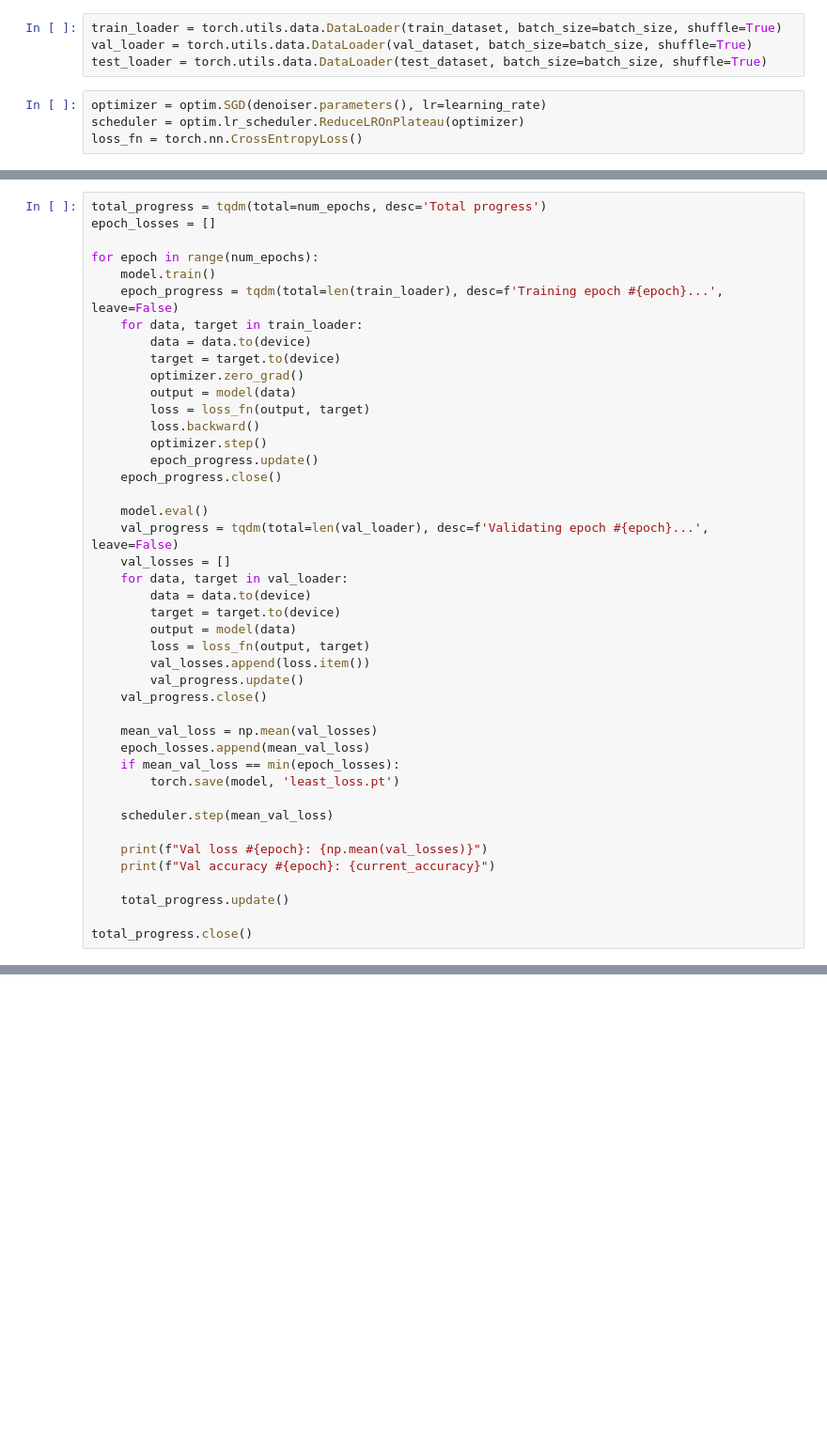
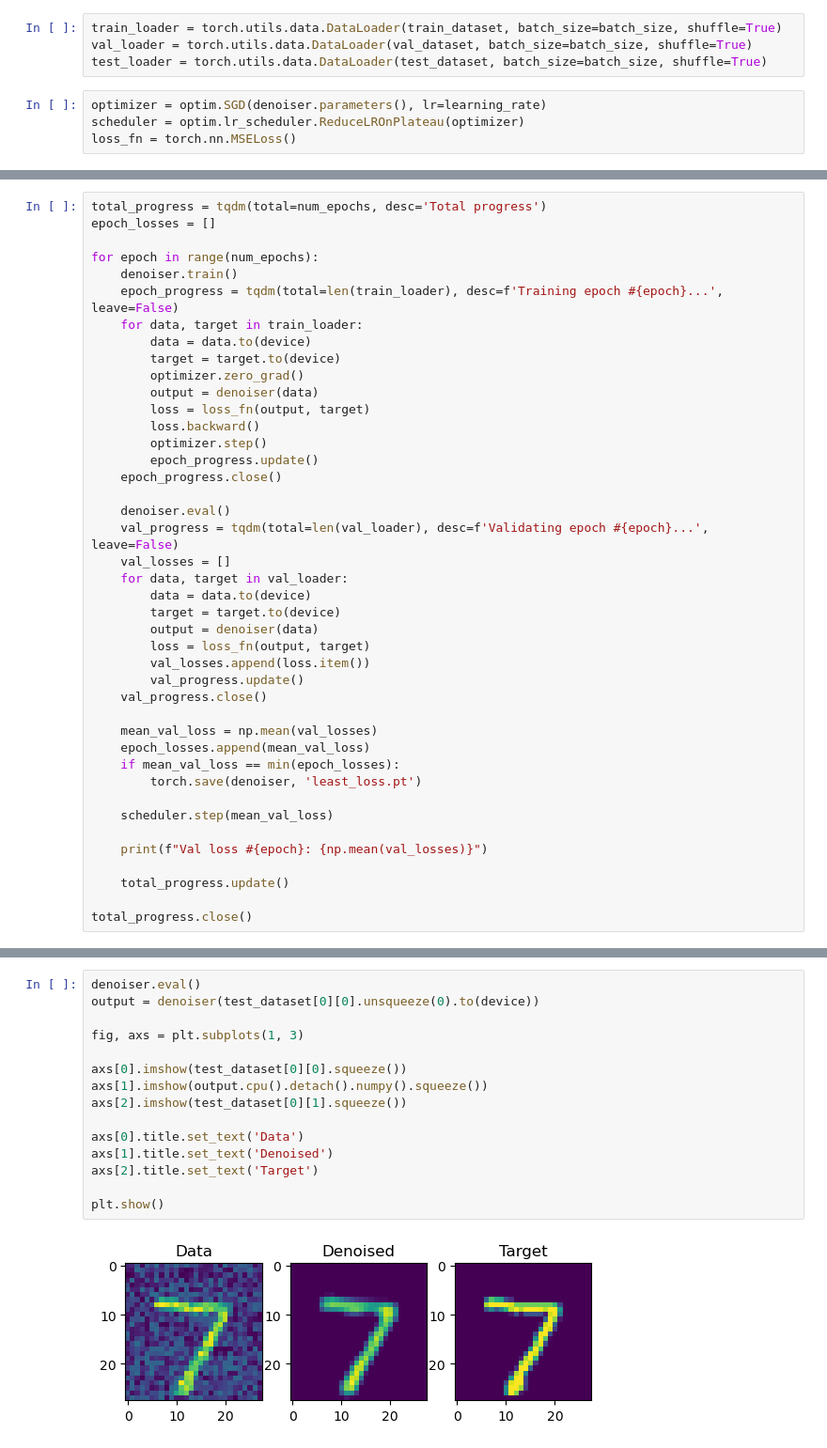
Before and after one commit to krupartea/MNIST-Noise-Reduction, a Jupyter notebook: Noise reduction.ipynb, the cells around one changed output, grey strips where cells are left out. Shown: that part at 94% size. Drawn from its saved outputs; the diff is of its cells as text; blank space fills up the shorter version.

Commit message:
Model works fine!

```diff
--- a/Noise reduction.ipynb
+++ b/Noise reduction.ipynb
@@ -99,5 +100,5 @@ test_loader = torch.utils.data.DataLoader(test_dataset, batch_size=batch_size, s
 # %%
 optimizer = optim.SGD(denoiser.parameters(), lr=learning_rate)
 scheduler = optim.lr_scheduler.ReduceLROnPlateau(optimizer)
-loss_fn = torch.nn.CrossEntropyLoss()
+loss_fn = torch.nn.MSELoss()
 # %%
@@ -114,26 +115,26 @@ total_progress = tqdm(total=num_epochs, desc='Total progress')
 epoch_losses = []
 
 for epoch in range(num_epochs):
-    model.train()
+    denoiser.train()
     epoch_progress = tqdm(total=len(train_loader), desc=f'Training epoch #{epoch}...', leave=False)
     for data, target in train_loader:
         data = data.to(device)
         target = target.to(device)
         optimizer.zero_grad()
-        output = model(data)
+        output = denoiser(data)
         loss = loss_fn(output, target)
         loss.backward()
         optimizer.step()
         epoch_progress.update()
     epoch_progress.close()
 
-    model.eval()
+    denoiser.eval()
     val_progress = tqdm(total=len(val_loader), desc=f'Validating epoch #{epoch}...', leave=False)
     val_losses = []
     for data, target in val_loader:
         data = data.to(device)
         target = target.to(device)
-        output = model(data)
+        output = denoiser(data)
         loss = loss_fn(output, target)
         val_losses.append(loss.item())
         val_progress.update()
@@ -142,12 +143,11 @@ for epoch in range(num_epochs):
     mean_val_loss = np.mean(val_losses)
     epoch_losses.append(mean_val_loss)
     if mean_val_loss == min(epoch_losses):
-        torch.save(model, 'least_loss.pt')
+        torch.save(denoiser, 'least_loss.pt')
 
     scheduler.step(mean_val_loss)
 
     print(f"Val loss #{epoch}: {np.mean(val_losses)}")
-    print(f"Val accuracy #{epoch}: {current_accuracy}")
 
     total_progress.update()
 
@@ -156,0 +166,17 @@ NameError: name 'model' is not defined
+# %%
+denoiser.eval()
+output = denoiser(test_dataset[0][0].unsqueeze(0).to(device))
+
+fig, axs = plt.subplots(1, 3)
+
+axs[0].imshow(test_dataset[0][0].squeeze())
+axs[1].imshow(output.cpu().detach().numpy().squeeze())
+axs[2].imshow(test_dataset[0][1].squeeze())
+
+axs[0].title.set_text('Data')
+axs[1].title.set_text('Denoised')
+axs[2].title.set_text('Target')
+
+plt.show()
+# %% [output]
+[figure, added]
```
Also changed, not shown: parts of 5 cells of this notebook, 1 other file.
